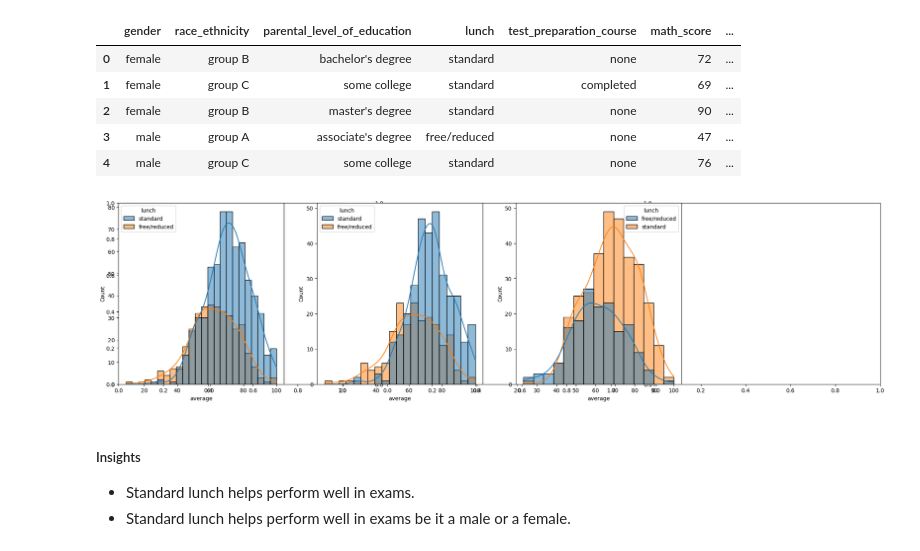
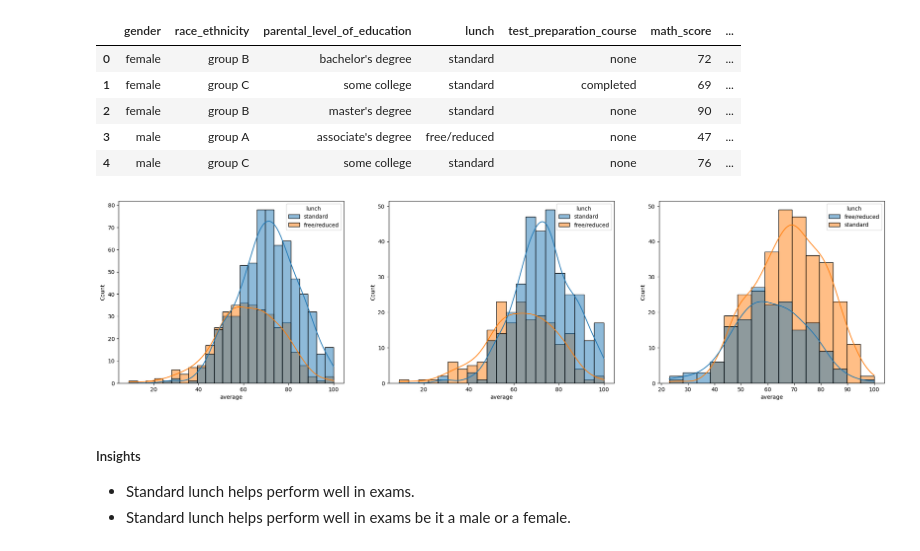
Before and after one commit to Naitik123910/mlproject, a Jupyter notebook: notebook/1 . EDA STUDENT PERFORMANCE .ipynb, the cells around one changed output. Drawn from its saved outputs; the diff is of its cells as text; code cells hidden in the pictures.

```diff
--- a/notebook/1 . EDA STUDENT PERFORMANCE .ipynb
+++ b/notebook/1 . EDA STUDENT PERFORMANCE .ipynb
@@ -281,15 +293,15 @@ df.head()
 | 4 | male | group C | some college | standard | none | 76 | ... |
 # %%
 plt.subplots(1,3,figsize=(25,6))
-plt.subplot(141)
+plt.subplot(131) # 1 row, 3 columns, position 1
 sns.histplot(data=df,x='average',kde=True,hue='lunch')
-plt.subplot(142)
+plt.subplot(132) # 1 row, 3 columns, position 2
 sns.histplot(data=df[df.gender=='female'],x='average',kde=True,hue='lunch')
-plt.subplot(143)
+plt.subplot(133) # 1 row, 3 columns, position 3
 sns.histplot(data=df[df.gender=='male'],x='average',kde=True,hue='lunch')
 plt.show()
 # %% [output]
-[figure, old version]
+[figure, new version]
 # %% [markdown]
 #####  Insights
 - Standard lunch helps perform well in exams.
```
Also changed, not shown: parts of 18 cells of this notebook, 4 other files.
